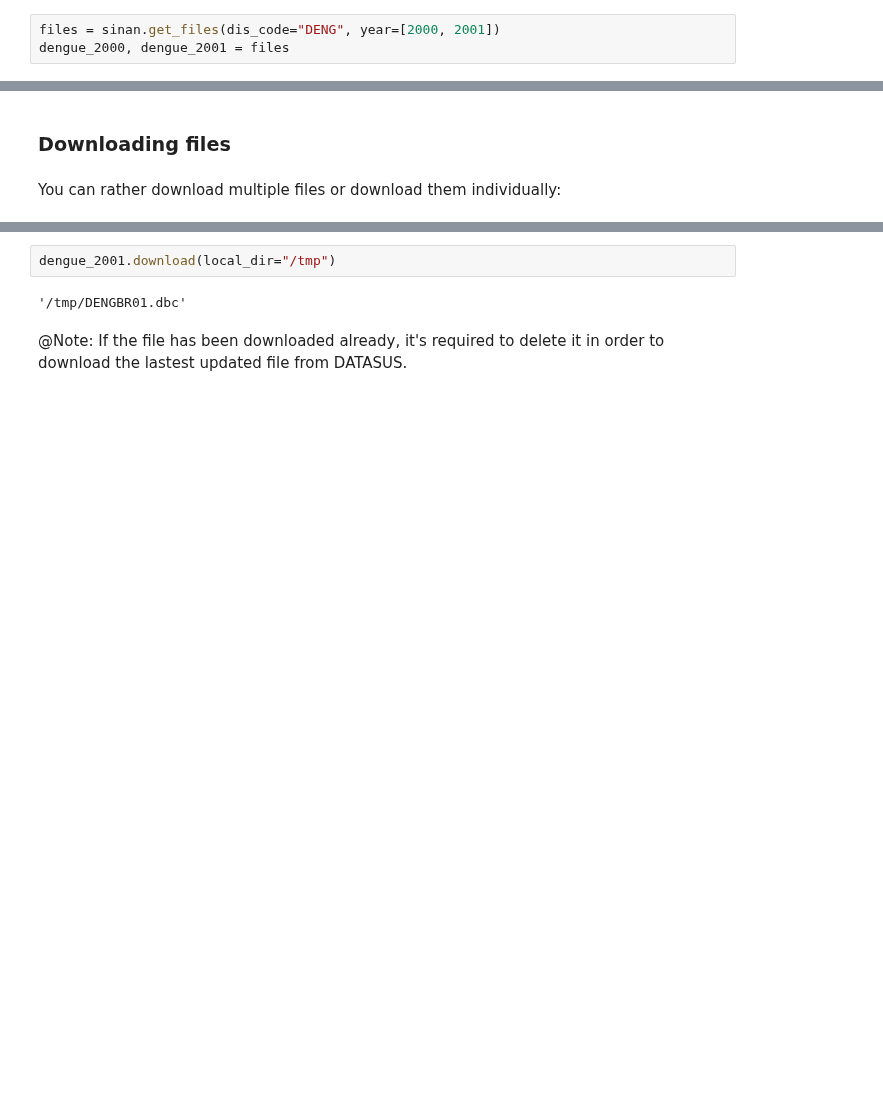
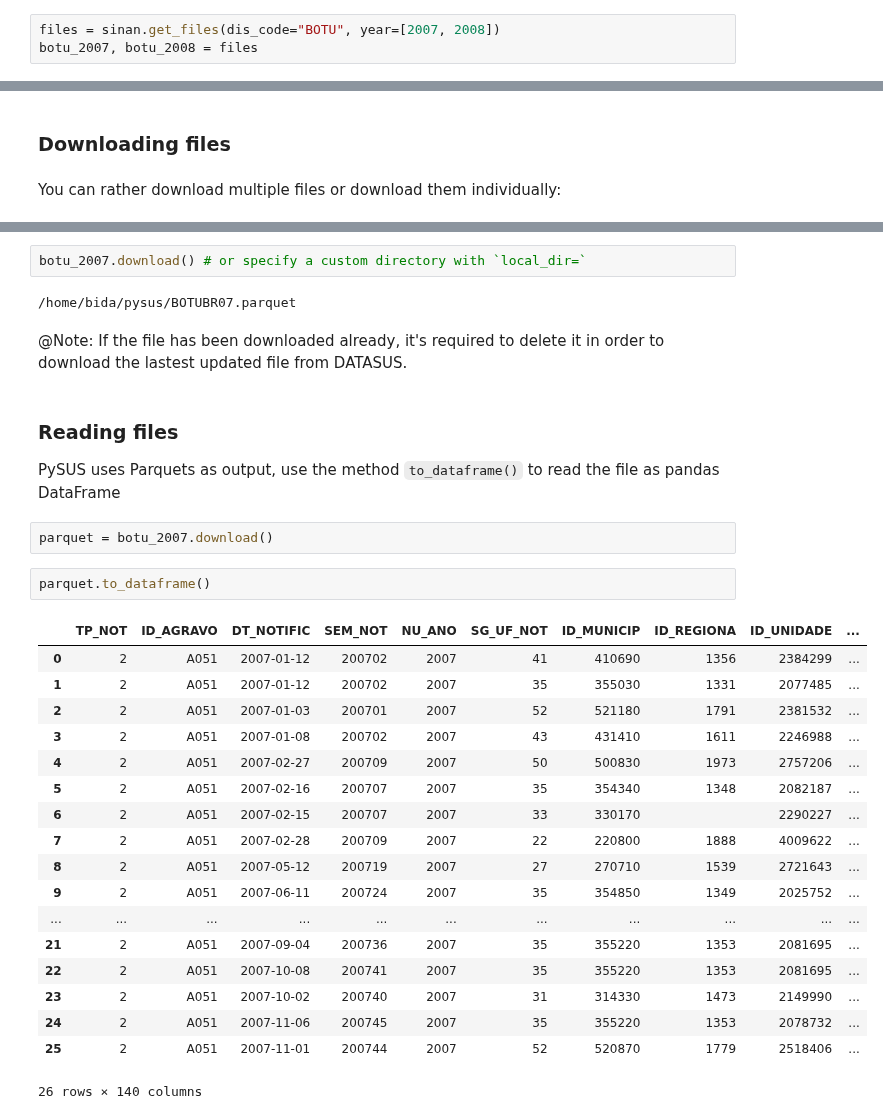
Before and after one commit to AlertaDengue/PySUS, a Jupyter notebook: docs/source/databases/SINAN.ipynb, the cells around one changed output, grey strips where cells are left out. Saved outputs shown, nothing was run; the diff lists cells and outputs as text; blank space fills up the shorter version.

Commit message:
docs(databases): include to_dataframe on docs notebooks

```diff
--- a/docs/source/databases/SINAN.ipynb
+++ b/docs/source/databases/SINAN.ipynb
@@ -75,6 +76,6 @@ sinan.get_files(dis_code=["DENG", "ZIKA"], year=[2022, 2023])
 # %%
-files = sinan.get_files(dis_code="DENG", year=[2000, 2001])
-dengue_2000, dengue_2001 = files
+files = sinan.get_files(dis_code="BOTU", year=[2007, 2008])
+botu_2007, botu_2008 = files
 # %% [markdown]
 ### Describing a file inside DATASUS server
 # %%
@@ -114,6 +105,33 @@ sinan.download(files, local_dir="/tmp")
-# %%
-dengue_2001.download(local_dir="/tmp")
-# %% [output]
-'/tmp/DENGBR01.dbc'
+# %%
+botu_2007.download() # or specify a custom directory with `local_dir=`
+# %% [output]
+/home/bida/pysus/BOTUBR07.parquet
 # %% [markdown]
 @Note: If the file has been downloaded already, it's required to delete it in order to download the lastest updated file from DATASUS.
+# %% [markdown]
+### Reading files
+
+PySUS uses Parquets as output, use the method `to_dataframe()` to read the file as pandas DataFrame
+# %%
+parquet = botu_2007.download()
+# %%
+parquet.to_dataframe()
+# %% [output]
+|  | TP_NOT | ID_AGRAVO | DT_NOTIFIC | SEM_NOT | NU_ANO | SG_UF_NOT | ID_MUNICIP | ID_REGIONA | ID_UNIDADE | ... |
+| 0 | 2 | A051 | 2007-01-12 | 200702 | 2007 | 41 | 410690 | 1356 | 2384299 | ... |
+| 1 | 2 | A051 | 2007-01-12 | 200702 | 2007 | 35 | 355030 | 1331 | 2077485 | ... |
+| 2 | 2 | A051 | 2007-01-03 | 200701 | 2007 | 52 | 521180 | 1791 | 2381532 | ... |
+| 3 | 2 | A051 | 2007-01-08 | 200702 | 2007 | 43 | 431410 | 1611 | 2246988 | ... |
+| 4 | 2 | A051 | 2007-02-27 | 200709 | 2007 | 50 | 500830 | 1973 | 2757206 | ... |
+| 5 | 2 | A051 | 2007-02-16 | 200707 | 2007 | 35 | 354340 | 1348 | 2082187 | ... |
+| 6 | 2 | A051 | 2007-02-15 | 200707 | 2007 | 33 | 330170 |  | 2290227 | ... |
+| 7 | 2 | A051 | 2007-02-28 | 200709 | 2007 | 22 | 220800 | 1888 | 4009622 | ... |
+| 8 | 2 | A051 | 2007-05-12 | 200719 | 2007 | 27 | 270710 | 1539 | 2721643 | ... |
+| 9 | 2 | A051 | 2007-06-11 | 200724 | 2007 | 35 | 354850 | 1349 | 2025752 | ... |
+| ... | ... | ... | ... | ... | ... | ... | ... | ... | ... | ... |
+| 21 | 2 | A051 | 2007-09-04 | 200736 | 2007 | 35 | 355220 | 1353 | 2081695 | ... |
+| 22 | 2 | A051 | 2007-10-08 | 200741 | 2007 | 35 | 355220 | 1353 | 2081695 | ... |
+| 23 | 2 | A051 | 2007-10-02 | 200740 | 2007 | 31 | 314330 | 1473 | 2149990 | ... |
+| 24 | 2 | A051 | 2007-11-06 | 200745 | 2007 | 35 | 355220 | 1353 | 2078732 | ... |
+| 25 | 2 | A051 | 2007-11-01 | 200744 | 2007 | 52 | 520870 | 1779 | 2518406 | ... |
+26 rows × 140 columns
```
Also changed, not shown: parts of 8 cells of this notebook, 5 other files.
